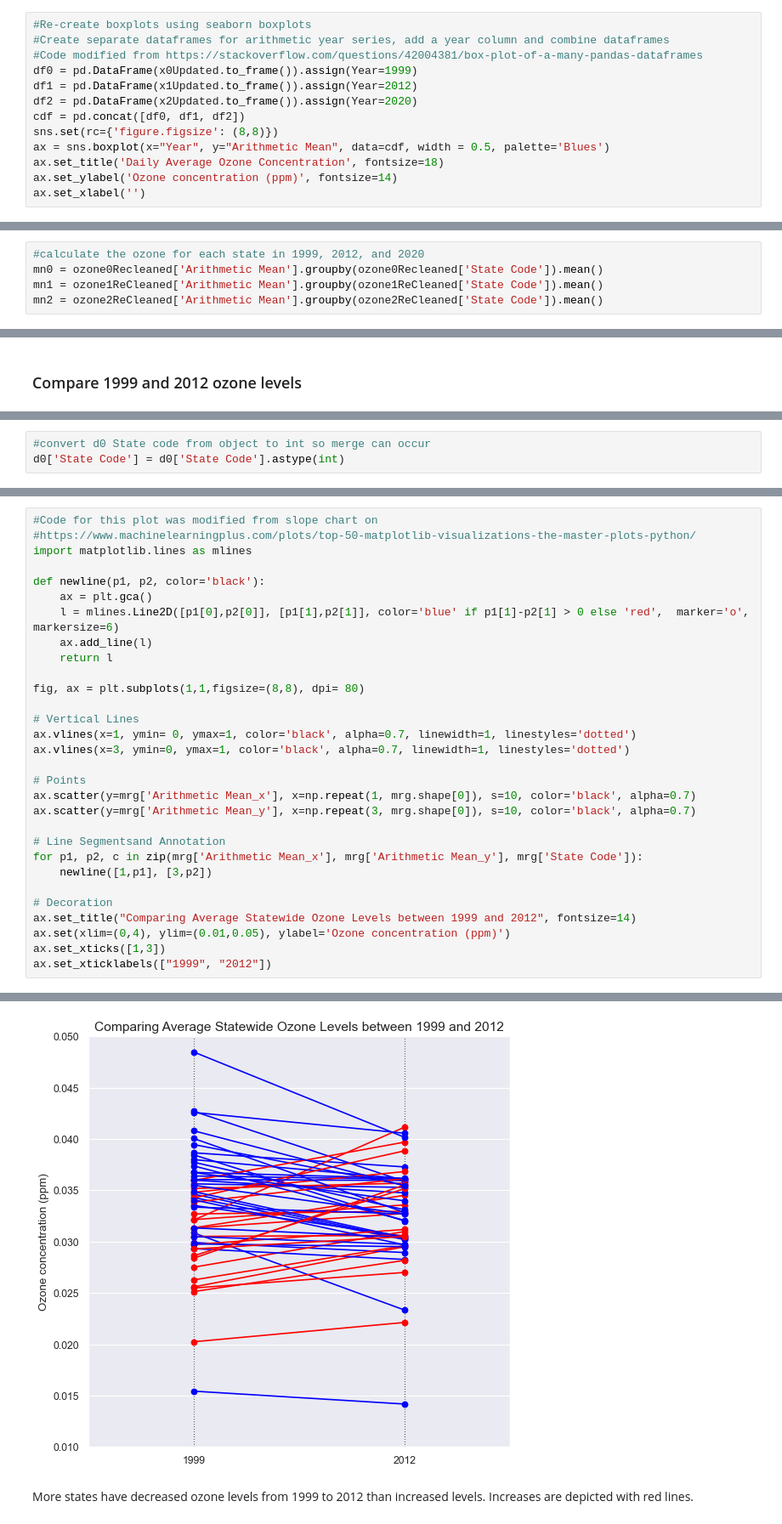
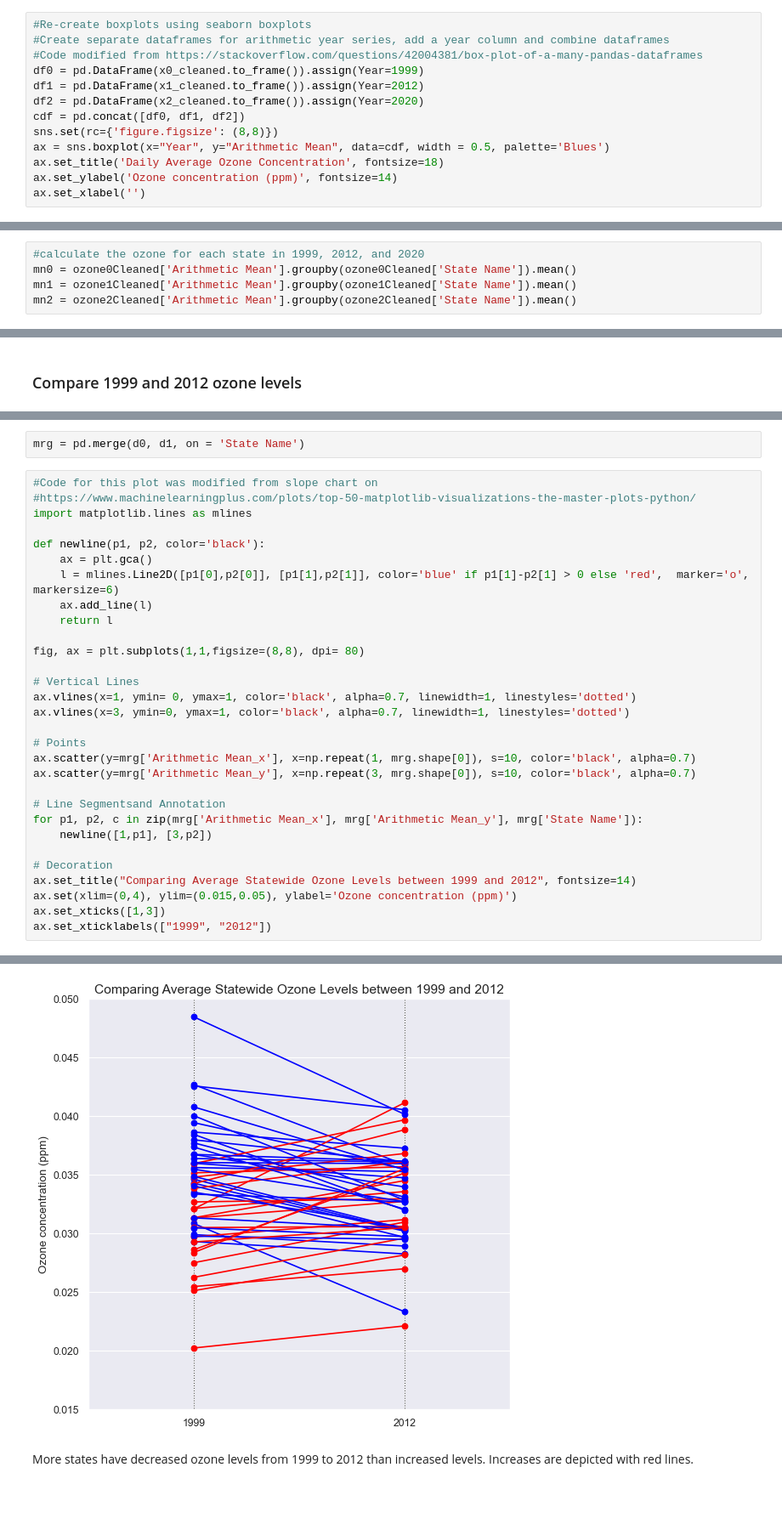
Before and after one commit to mjlaw/FIT_capstone, a Jupyter notebook: Jupyter_notebooks/ozone studies.ipynb, the cells around one changed output, grey strips where cells are left out. Shown: that part at 85% size. Cells and saved outputs as stored; diff of their text form; blank space fills up the shorter version.

```diff
--- a/Jupyter_notebooks/ozone studies.ipynb
+++ b/Jupyter_notebooks/ozone studies.ipynb
@@ -274,9 +452,9 @@ plt.close()
 #Re-create boxplots using seaborn boxplots
 #Create separate dataframes for arithmetic year series, add a year column and combine dataframes
 #Code modified from https://stackoverflow.com/questions/42004381/box-plot-of-a-many-pandas-dataframes
-df0 = pd.DataFrame(x0Updated.to_frame()).assign(Year=1999)
-df1 = pd.DataFrame(x1Updated.to_frame()).assign(Year=2012)
-df2 = pd.DataFrame(x2Updated.to_frame()).assign(Year=2020)
+df0 = pd.DataFrame(x0_cleaned.to_frame()).assign(Year=1999)
+df1 = pd.DataFrame(x1_cleaned.to_frame()).assign(Year=2012)
+df2 = pd.DataFrame(x2_cleaned.to_frame()).assign(Year=2020)
 cdf = pd.concat([df0, df1, df2])
 sns.set(rc={'figure.figsize': (8,8)})
 ax = sns.boxplot(x="Year", y="Arithmetic Mean", data=cdf, width = 0.5, palette='Blues')
@@ -314,9 +482,9 @@ plt.close()
 ### How have state levels of ozone changed over time?
 # %%
 #calculate the ozone for each state in 1999, 2012, and 2020
-mn0 = ozone0Recleaned['Arithmetic Mean'].groupby(ozone0Recleaned['State Code']).mean()
-mn1 = ozone1ReCleaned['Arithmetic Mean'].groupby(ozone1ReCleaned['State Code']).mean()
-mn2 = ozone2ReCleaned['Arithmetic Mean'].groupby(ozone2ReCleaned['State Code']).mean()
+mn0 = ozone0Cleaned['Arithmetic Mean'].groupby(ozone0Cleaned['State Name']).mean()
+mn1 = ozone1Cleaned['Arithmetic Mean'].groupby(ozone1Cleaned['State Name']).mean()
+mn2 = ozone2Cleaned['Arithmetic Mean'].groupby(ozone2Cleaned['State Name']).mean()
 # %%
 #Make separate data frames for states / years
 d0 = pd.DataFrame(mn0.to_frame().reset_index())
@@ -352,3 +494,0 @@ None
-# %%
-#convert d0 State code from object to int so merge can occur
-d0['State Code'] = d0['State Code'].astype(int)
@@ -365,36 +495,38 @@ mrg.head()
+# %%
+mrg = pd.merge(d0, d1, on = 'State Name')
 # %%
 #Code for this plot was modified from slope chart on
 #https://www.machinelearningplus.com/plots/top-50-matplotlib-visualizations-the-master-plots-python/
 import matplotlib.lines as mlines
 
 def newline(p1, p2, color='black'):
     ax = plt.gca()
     l = mlines.Line2D([p1[0],p2[0]], [p1[1],p2[1]], color='blue' if p1[1]-p2[1] > 0 else 'red',  marker='o', markersize=6)
     ax.add_line(l)
     return l
 
 fig, ax = plt.subplots(1,1,figsize=(8,8), dpi= 80)
 
 # Vertical Lines
 ax.vlines(x=1, ymin= 0, ymax=1, color='black', alpha=0.7, linewidth=1, linestyles='dotted')
 ax.vlines(x=3, ymin=0, ymax=1, color='black', alpha=0.7, linewidth=1, linestyles='dotted')
 
 # Points
 ax.scatter(y=mrg['Arithmetic Mean_x'], x=np.repeat(1, mrg.shape[0]), s=10, color='black', alpha=0.7)
 ax.scatter(y=mrg['Arithmetic Mean_y'], x=np.repeat(3, mrg.shape[0]), s=10, color='black', alpha=0.7)
 
 # Line Segmentsand Annotation
-for p1, p2, c in zip(mrg['Arithmetic Mean_x'], mrg['Arithmetic Mean_y'], mrg['State Code']):
+for p1, p2, c in zip(mrg['Arithmetic Mean_x'], mrg['Arithmetic Mean_y'], mrg['State Name']):
     newline([1,p1], [3,p2])
 
 # Decoration
 ax.set_title("Comparing Average Statewide Ozone Levels between 1999 and 2012", fontsize=14)
-ax.set(xlim=(0,4), ylim=(0.01,0.05), ylabel='Ozone concentration (ppm)')
+ax.set(xlim=(0,4), ylim=(0.015,0.05), ylabel='Ozone concentration (ppm)')
 ax.set_xticks([1,3])
 ax.set_xticklabels(["1999", "2012"])
 # %% [output]
 [Text(1, 0, '1999'), Text(3, 0, '2012')]
-[figure, old version]
+[figure, new version]
 # %% [markdown]
 More states have decreased ozone levels from 1999 to 2012 than increased levels. Increases are depicted with red lines.
 # %%
```
Also changed, not shown: parts of 64 cells of this notebook, 2 other files.
